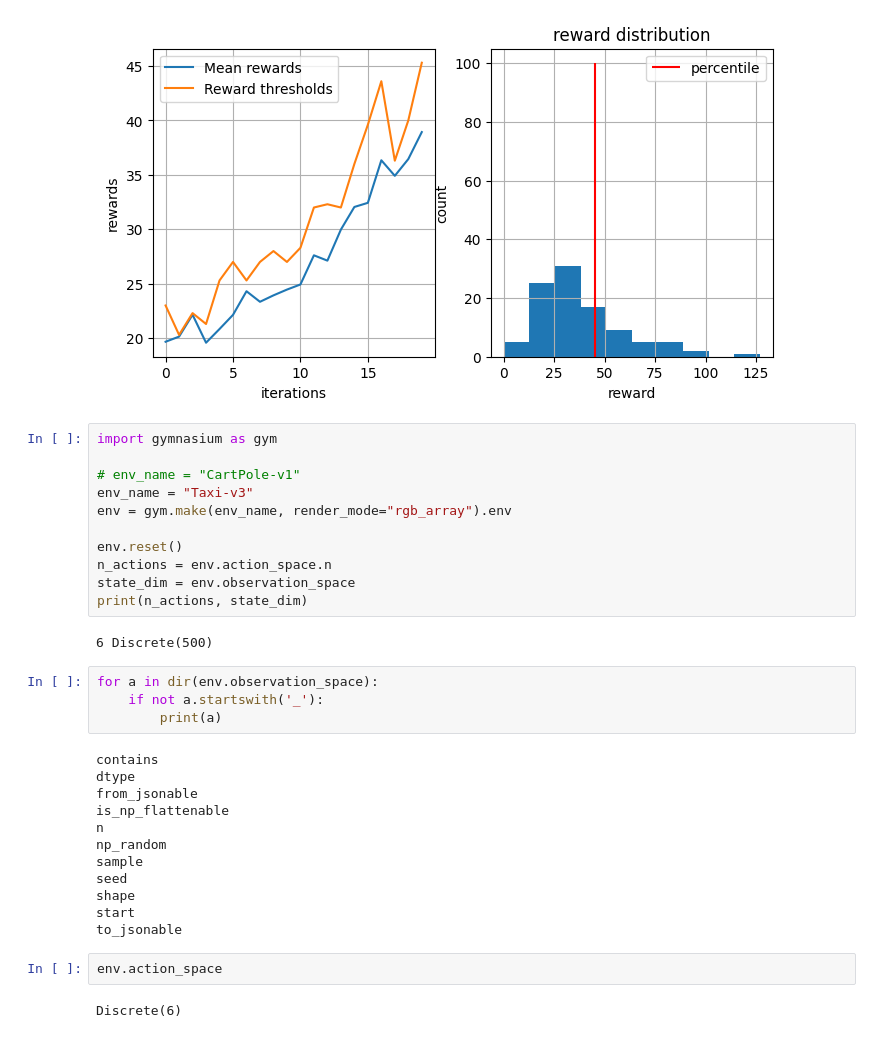
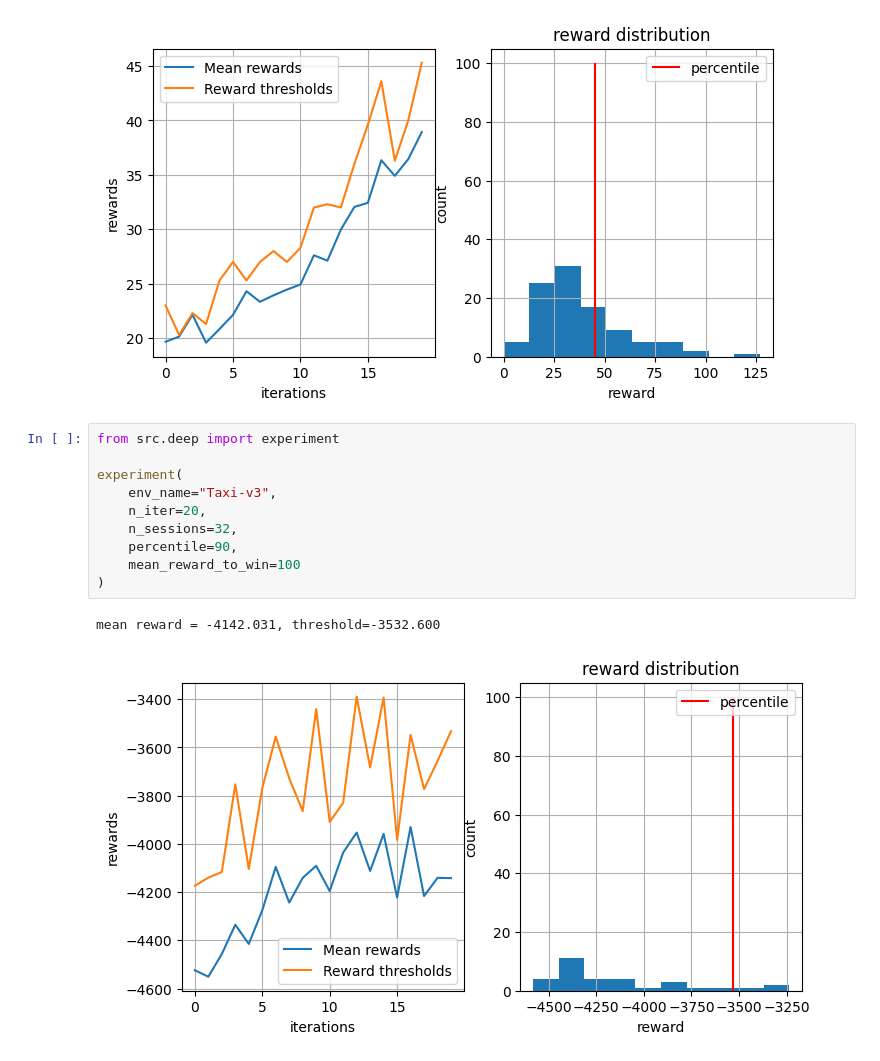
Before and after one commit to voorhs/rl, a Jupyter notebook: hw1/testbed.ipynb, the cells around one changed output. Cells and saved outputs as stored; diff of their text form.

```diff
--- a/hw1/testbed.ipynb
+++ b/hw1/testbed.ipynb
@@ -10,36 +10,16 @@ experiment(
 # %% [output]
 mean reward = 38.930, threshold=45.300
 [figure]
-# %%
-import gymnasium as gym
-
-# env_name = "CartPole-v1"
-env_name = "Taxi-v3"
-env = gym.make(env_name, render_mode="rgb_array").env
-
-env.reset()
-n_actions = env.action_space.n
-state_dim = env.observation_space
-print(n_actions, state_dim)
-# %% [output]
-6 Discrete(500)
-# %%
-for a in dir(env.observation_space):
-    if not a.startswith('_'):
-        print(a)
-# %% [output]
-contains
-dtype
-from_jsonable
-is_np_flattenable
-n
-np_random
-sample
-seed
-shape
-start
-to_jsonable
-# %%
-env.action_space
-# %% [output]
-Discrete(6)
+# %%
+from src.deep import experiment
+
+experiment(
+    env_name="Taxi-v3",
+    n_iter=20,
+    n_sessions=32,
+    percentile=90,
+    mean_reward_to_win=100
+)
+# %% [output]
+mean reward = -4142.031, threshold=-3532.600
+[figure, added]
```
Also changed, not shown: parts of 1 cell of this notebook, 6 other files.
